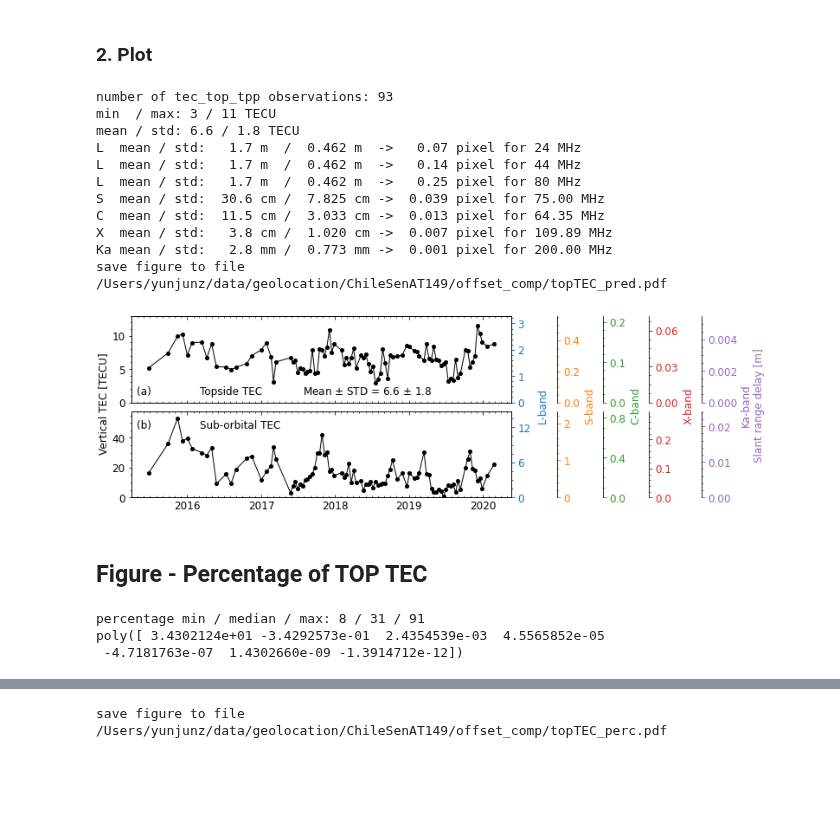
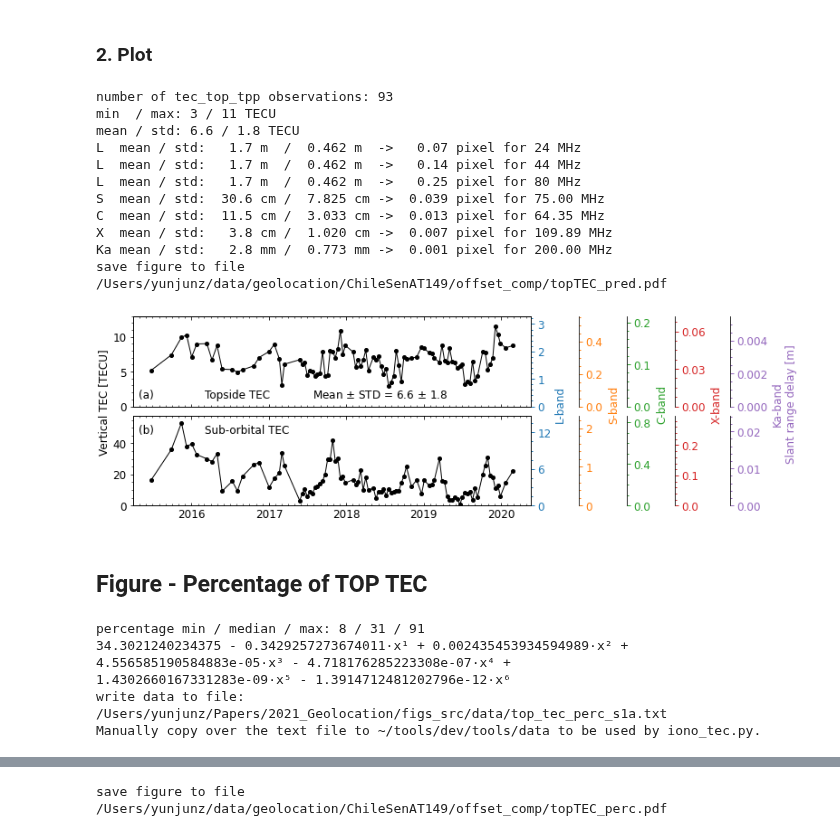
Before and after one commit to yunjunz/2022-Geolocation, a Jupyter notebook: Fig_16_17_topTEC.ipynb, the cells around one changed output, grey strips where cells are left out. Drawn from its saved outputs; the diff is of its cells as text; code cells hidden in the pictures; blank space fills up the shorter version.

```diff
--- a/Fig_16_17_topTEC.ipynb
+++ b/Fig_16_17_topTEC.ipynb
@@ -114,9 +114,8 @@ for i, (ax, tec_type, ymax, ystep) in enumerate(zip(axs, ysteps_dict.keys(), [13
                     rg_delay_pix = dstd / (speed_of_light / rg_bw / 2)
                     print(f'{msg} -> {rg_delay_pix:6.2f} pixel for {rg_bw/1e6:.0f} MHz')
             else:
-                rg_bw = rg_bw_dict[bname]
-                rg_delay_pix = dstd / (speed_of_light / rg_bw / 2)
-                print(f'{msg} -> {rg_delay_pix:6.3f} pixel for {rg_bw/1e6:.2f} MHz')
+                rg_delay_pix = dstd / (speed_of_light / rg_bw_dict[bname] / 2)
+                print(f'{msg} -> {rg_delay_pix:6.3f} pixel for {rg_bw_dict[bname]/1e6:.2f} MHz')
 
         # add y-axis
         ax2 = ax.twinx()
@@ -134,36 +133,36 @@ for i, (ax, tec_type, ymax, ystep) in enumerate(zip(axs, ysteps_dict.keys(), [13
 pp.auto_adjust_xaxis_date(ax, dates, every_year=1, buffer_year=None)
 fig.tight_layout()
 fig.subplots_adjust(hspace=0.1)
 
 # label
 top_tec_mean = np.nanmean(tec_dict['tec_top_tpp'])
 top_tec_std = np.nanstd(tec_dict['tec_top_tpp'])
 for ax, num, label, yloc in zip(axs, ['(a)', '(b)'], ['Topside TEC', 'Sub-orbital TEC'], [0.09, 0.8]):
     ax.annotate(num,   xy=(0.015, yloc), xycoords='axes fraction', ha='left')
     ax.annotate(label, xy=(0.180, yloc), xycoords='axes fraction', ha='left', color='k')
 axs[0].annotate(r'Mean $\pm$ STD = {:.1f} $\pm$ {:.1f}'.format(top_tec_mean, top_tec_std), xy=(0.45, 0.09), xycoords='axes fraction', ha='left')
 plt.annotate('Vertical TEC [TECU]', xy=(0.002, 0.55), xycoords='figure fraction', va='center', rotation='vertical')
-for ylabel, color, xloc in zip(ylabels, colors, [0.627, 0.693, 0.758, 0.832, 0.922]):
+for ylabel, color, xloc in zip(ylabels, colors, [0.593, 0.662, 0.723, 0.793, 0.88]):
     plt.annotate(ylabel, xy=(xloc, 0.54), color=color, xycoords='figure fraction', ha='center', va='center', rotation='vertical')
 
 # output
 out_fig = os.path.join(proj_dir, 'offset_comp/topTEC_pred.pdf')
 print('save figure to file', out_fig)
-plt.savefig(out_fig, bbox_inches='tight', transparent=True, dpi=300)
+#plt.savefig(out_fig, bbox_inches='tight', transparent=True, dpi=300)
 plt.show()
 # %% [output]
 number of tec_top_tpp observations: 93
 min  / max: 3 / 11 TECU
 mean / std: 6.6 / 1.8 TECU
 L  mean / std:   1.7 m  /  0.462 m  ->   0.07 pixel for 24 MHz
 L  mean / std:   1.7 m  /  0.462 m  ->   0.14 pixel for 44 MHz
 L  mean / std:   1.7 m  /  0.462 m  ->   0.25 pixel for 80 MHz
 S  mean / std:  30.6 cm /  7.825 cm ->  0.039 pixel for 75.00 MHz
 C  mean / std:  11.5 cm /  3.033 cm ->  0.013 pixel for 64.35 MHz
 X  mean / std:   3.8 cm /  1.020 cm ->  0.007 pixel for 109.89 MHz
 Ka mean / std:   2.8 mm /  0.773 mm ->  0.001 pixel for 200.00 MHz
 save figure to file /Users/yunjunz/data/geolocation/ChileSenAT149/offset_comp/topTEC_pred.pdf
-[figure, old version]
+[figure, new version]
 # %% [markdown]
 ## Figure - Percentage of TOP TEC
 # %%
@@ -178,19 +177,23 @@ perc_ts = np.array(sorted(zip(doys[flag], perc[flag])), dtype=np.float32)
 ffit = poly.Polynomial(poly.polyfit(perc_ts[:,0], perc_ts[:,1], deg=6, full=True)[0])
 print(ffit)
 
-overwrite_txt = False
-if overwrite_txt:
+overwrite_txt = True
+txt_file = os.path.expanduser('~/Papers/2021_Geolocation/figs_src/data/top_tec_perc_s1a.txt')
+if overwrite_txt and not os.path.isfile(txt_file):
     # calc percentage pred for each day-of-year
     x = np.linspace(1, 366, num=366)
-    top_perc_pred = ffit(x)
+    top_perc_pred = ffit(x) / 100.
     # write text file
-    top_perc_file = os.path.expanduser('~/Papers/2021_Geolocation/figs_src/topTEC/top_tec_perc.txt')
     header = 'poly fit as a function of day-of-year:'
     header += '\n{}'.format(str(ffit))
-    data = np.hstack((x.reshape(-1,1), top_perc_pred.reshape(-1,1), sub_perc_pred.reshape(-1,1)))
-    np.savetxt(top_perc_file, data, fmt='%s', delimiter='\t', header=header)
-    print('write data to file: {}'.format(top_perc_file))
+    data = np.hstack((x.reshape(-1,1), top_perc_pred.reshape(-1,1), 1 - top_perc_pred.reshape(-1,1)))
+    np.savetxt(txt_file, data, fmt='%s', delimiter='\t', header=header)
+    print('write data to file: {}'.format(txt_file))
+    print('Manually copy over the text file to ~/tools/dev/tools/data to be used by iono_tec.py.')
 # %% [output]
 percentage min / median / max: 8 / 31 / 91
-poly([ 3.4302124e+01 -3.4292573e-01  2.4354539e-03  4.5565852e-05
- -4.7181763e-07  1.4302660e-09 -1.3914712e-12])
+34.3021240234375 - 0.3429257273674011·x¹ + 0.002435453934594989·x² +
+4.556585190584883e-05·x³ - 4.718176285223308e-07·x⁴ +
+1.4302660167331283e-09·x⁵ - 1.3914712481202796e-12·x⁶
+write data to file: /Users/yunjunz/Papers/2021_Geolocation/figs_src/data/top_tec_perc_s1a.txt
+Manually copy over the text file to ~/tools/dev/tools/data to be used by iono_tec.py.
```
Also changed, not shown: parts of 2 cells of this notebook, 19 other files.
